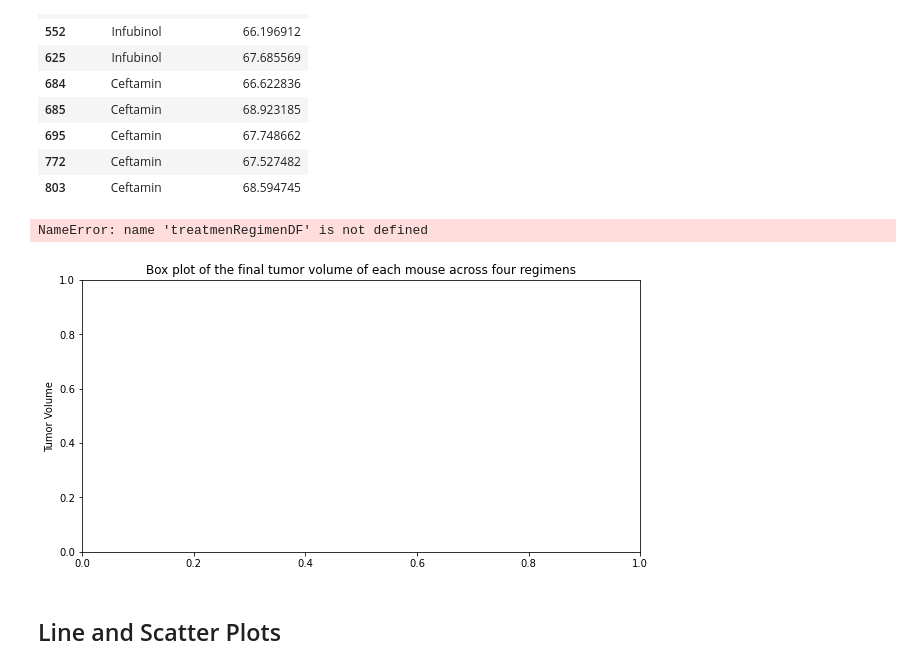
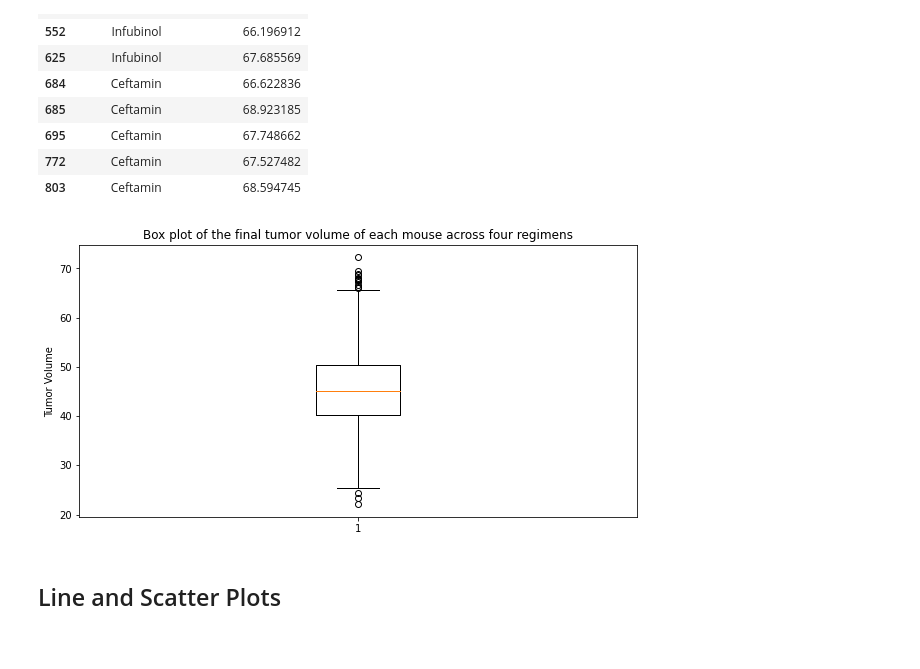
Before and after one commit to bradhika80/05-Matplotlib, a Jupyter notebook: Pymaceuticals/pymaceuticals_starter.ipynb, the cells around one changed output. Drawn from its saved outputs; the diff is of its cells as text; code cells hidden in the pictures.

```diff
--- a/Pymaceuticals/pymaceuticals_starter.ipynb
+++ b/Pymaceuticals/pymaceuticals_starter.ipynb
@@ -314,16 +314,13 @@ outliers
 # %%
 # Generate a box plot of the final tumor volume of each mouse across four regimens of interest
 
 
 plt.figure(figsize=(10,5))
 plt.title('Box plot of the final tumor volume of each mouse across four regimens')
 plt.ylabel('Tumor Volume')
-for regimen in treatmentRegimen:
-    tumorValData = treatmentRegimenDF.loc[(treatmentRegimenDF['Drug Regimen'] == regimen), treatmentRegimenDF['Tumor Volume (mm3)']]
-    plt.boxplot (tumorValData)
+plt.boxplot (tumorValData)
 plt.show()
 # %% [output]
-NameError: name 'treatmenRegimenDF' is not defined
-[figure, old version]
+[figure, new version]
 # %% [markdown]
 ## Line and Scatter Plots
```
Also changed, not shown: parts of 2 cells of this notebook.
